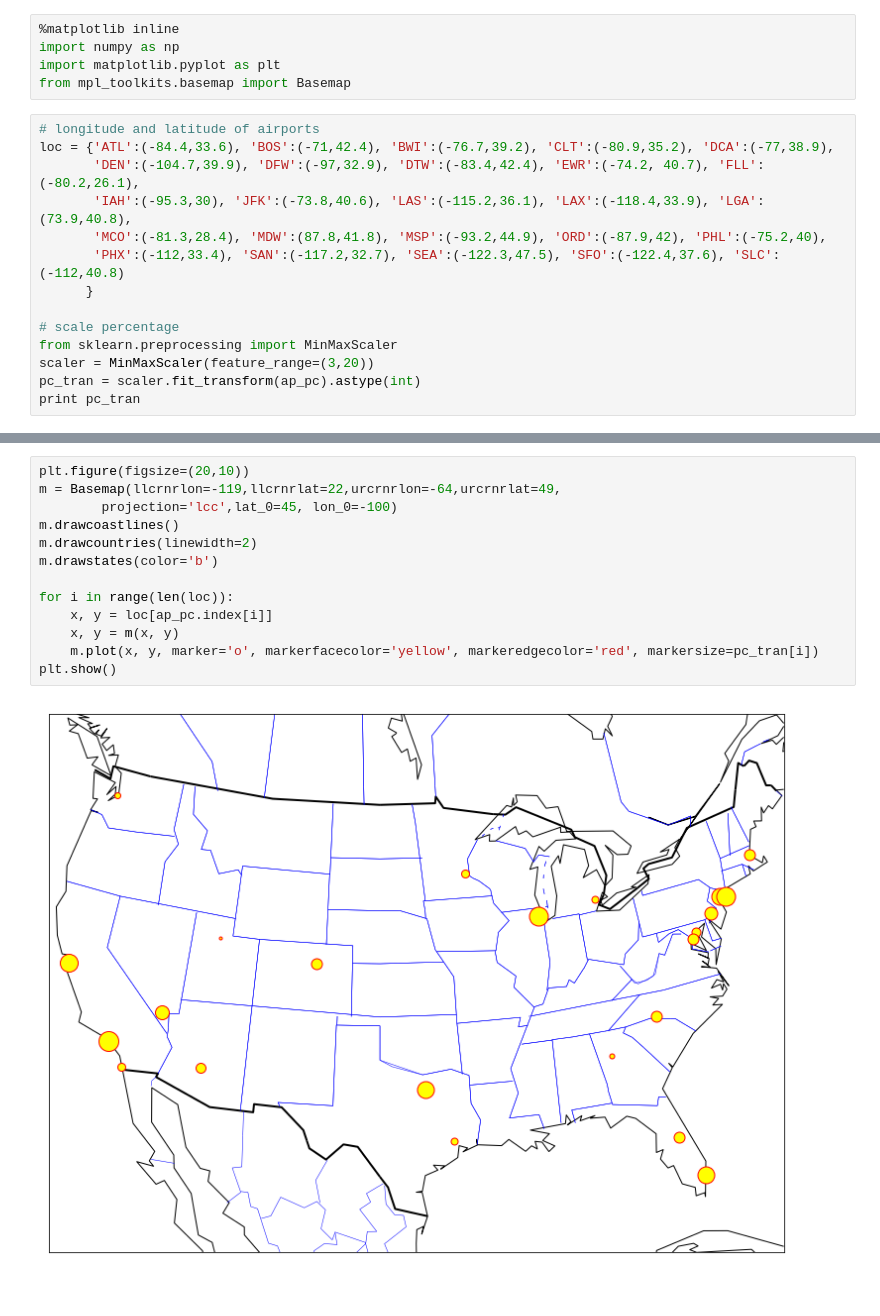
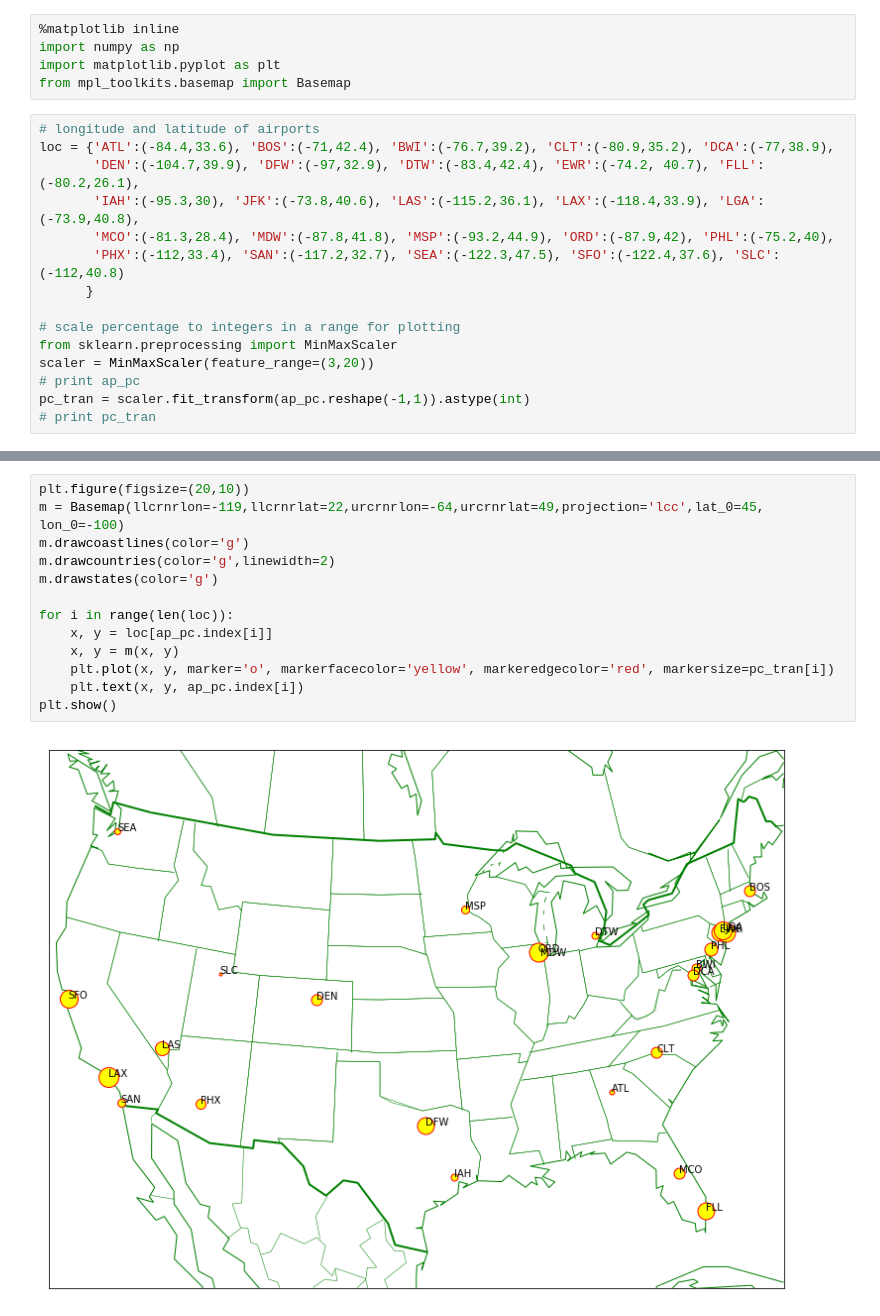
Before and after one commit to willchenyh/flight_delay_analysis, a Jupyter notebook: will/airport.ipynb, the cells around one changed output, grey strips where cells are left out. Cells and saved outputs as stored; diff of their text form.

```diff
--- a/will/airport.ipynb
+++ b/will/airport.ipynb
@@ -59,13 +59,14 @@ from mpl_toolkits.basemap import Basemap
 # longitude and latitude of airports
 loc = {'ATL':(-84.4,33.6), 'BOS':(-71,42.4), 'BWI':(-76.7,39.2), 'CLT':(-80.9,35.2), 'DCA':(-77,38.9),
        'DEN':(-104.7,39.9), 'DFW':(-97,32.9), 'DTW':(-83.4,42.4), 'EWR':(-74.2, 40.7), 'FLL':(-80.2,26.1),
-       'IAH':(-95.3,30), 'JFK':(-73.8,40.6), 'LAS':(-115.2,36.1), 'LAX':(-118.4,33.9), 'LGA':(73.9,40.8),
-       'MCO':(-81.3,28.4), 'MDW':(87.8,41.8), 'MSP':(-93.2,44.9), 'ORD':(-87.9,42), 'PHL':(-75.2,40),
+       'IAH':(-95.3,30), 'JFK':(-73.8,40.6), 'LAS':(-115.2,36.1), 'LAX':(-118.4,33.9), 'LGA':(-73.9,40.8),
+       'MCO':(-81.3,28.4), 'MDW':(-87.8,41.8), 'MSP':(-93.2,44.9), 'ORD':(-87.9,42), 'PHL':(-75.2,40),
        'PHX':(-112,33.4), 'SAN':(-117.2,32.7), 'SEA':(-122.3,47.5), 'SFO':(-122.4,37.6), 'SLC':(-112,40.8)
       }
 
-# scale percentage
+# scale percentage to integers in a range for plotting
 from sklearn.preprocessing import MinMaxScaler
 scaler = MinMaxScaler(feature_range=(3,20))
-pc_tran = scaler.fit_transform(ap_pc).astype(int)
-print pc_tran
+# print ap_pc
+pc_tran = scaler.fit_transform(ap_pc.reshape(-1,1)).astype(int)
+# print pc_tran
@@ -78,15 +73,15 @@ Passing 1d arrays as data is deprecated in 0.17 and will raise ValueError in 0.1
 # %%
 plt.figure(figsize=(20,10))
-m = Basemap(llcrnrlon=-119,llcrnrlat=22,urcrnrlon=-64,urcrnrlat=49,
-        projection='lcc',lat_0=45, lon_0=-100)
-m.drawcoastlines()
-m.drawcountries(linewidth=2)
-m.drawstates(color='b')
+m = Basemap(llcrnrlon=-119,llcrnrlat=22,urcrnrlon=-64,urcrnrlat=49,projection='lcc',lat_0=45, lon_0=-100)
+m.drawcoastlines(color='g')
+m.drawcountries(color='g',linewidth=2)
+m.drawstates(color='g')
 
 for i in range(len(loc)):
     x, y = loc[ap_pc.index[i]]
     x, y = m(x, y)
-    m.plot(x, y, marker='o', markerfacecolor='yellow', markeredgecolor='red', markersize=pc_tran[i])
+    plt.plot(x, y, marker='o', markerfacecolor='yellow', markeredgecolor='red', markersize=pc_tran[i])
+    plt.text(x, y, ap_pc.index[i])
 plt.show()
 # %% [output]
-[figure, old version]
+[figure, new version]
```
Also changed, not shown: parts of 2 cells of this notebook, 4 other files.
